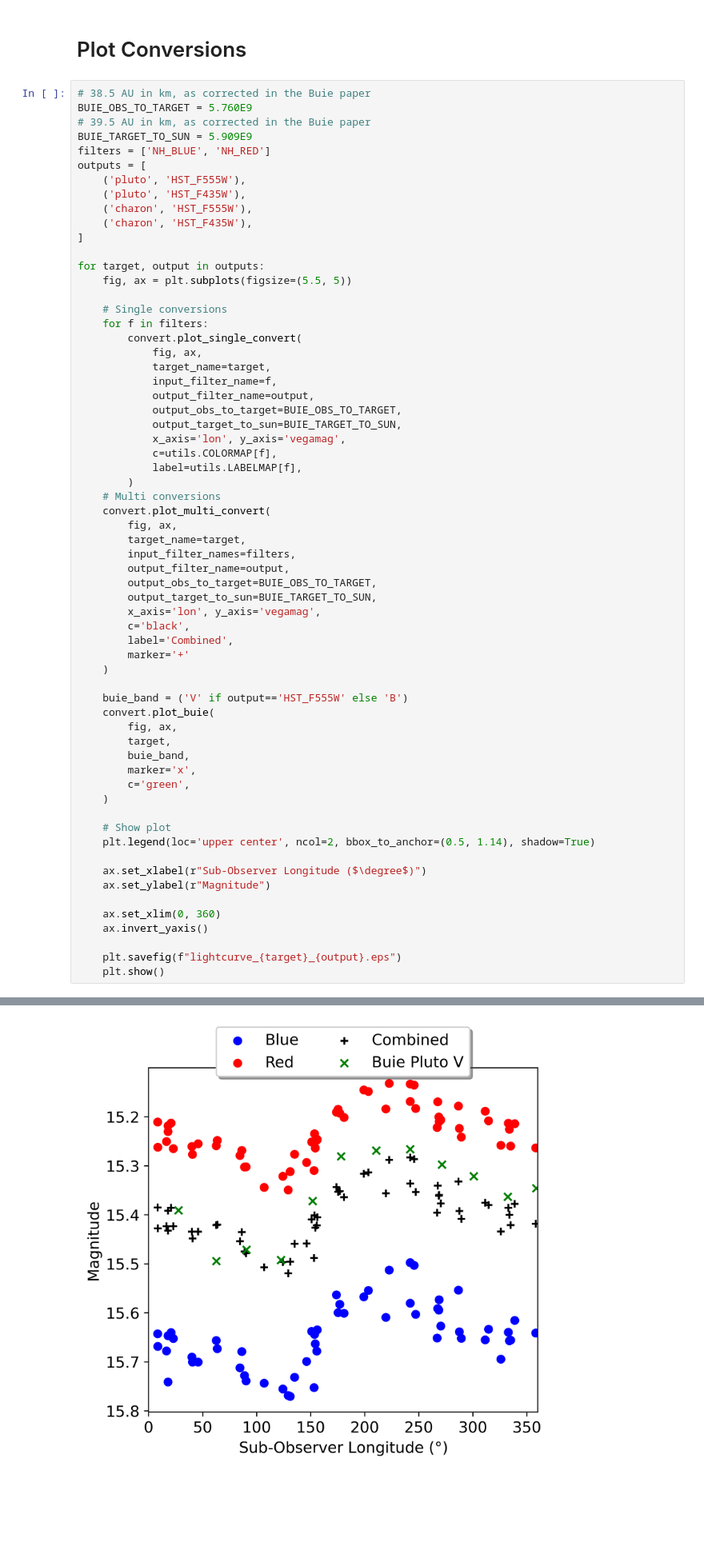
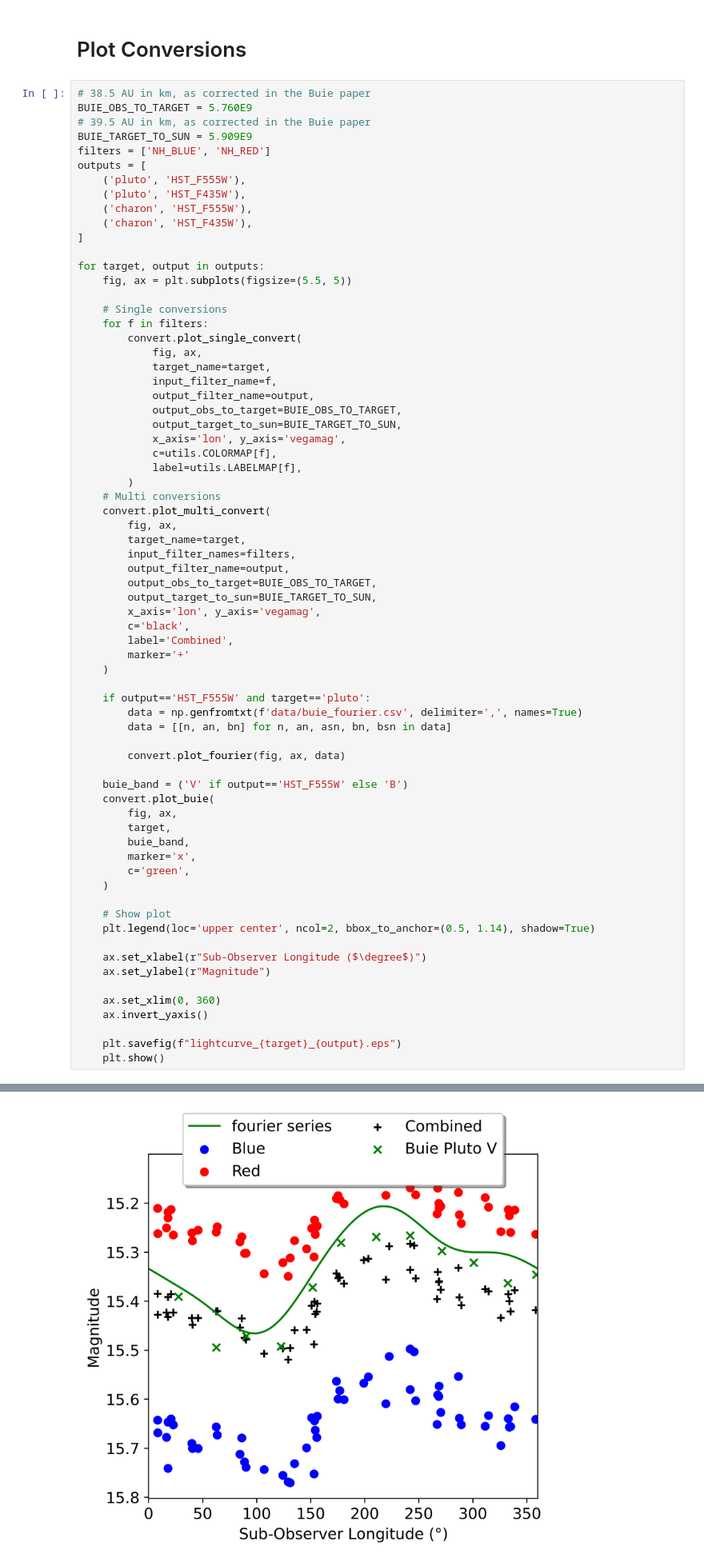
Before and after one commit to TimEwing/pluto, a Jupyter notebook: plot.ipynb, the cells around one changed output, grey strips where cells are left out. Shown at 80% size. Cells and saved outputs as stored; diff of their text form; blank space fills up the shorter version.

Commit message:
Add fourier function

```diff
--- a/plot.ipynb
+++ b/plot.ipynb
@@ -178,6 +178,12 @@ for target, output in outputs:
         marker='+'
     )
 
+    if output=='HST_F555W' and target=='pluto':
+        data = np.genfromtxt(f'data/buie_fourier.csv', delimiter=',', names=True)
+        data = [[n, an, bn] for n, an, asn, bn, bsn in data]
+
+        convert.plot_fourier(fig, ax, data)
+
     buie_band = ('V' if output=='HST_F555W' else 'B')
     convert.plot_buie(
         fig, ax,
@@ -223,4 +229,4 @@ The PostScript backend does not support transparency; partially transparent arti
-[figure, old version]
+[figure, new version]
 (HST_F435W) does not have a defined binset in the wavecat table. The waveset of the spectrum will be used instead.
 (HST_F435W) does not have a defined binset in the wavecat table. The waveset of the spectrum will be used instead.
 (HST_F435W) does not have a defined binset in the wavecat table. The waveset of the spectrum will be used instead.
```
Also changed, not shown: parts of 5 cells of this notebook, 3 other files.
